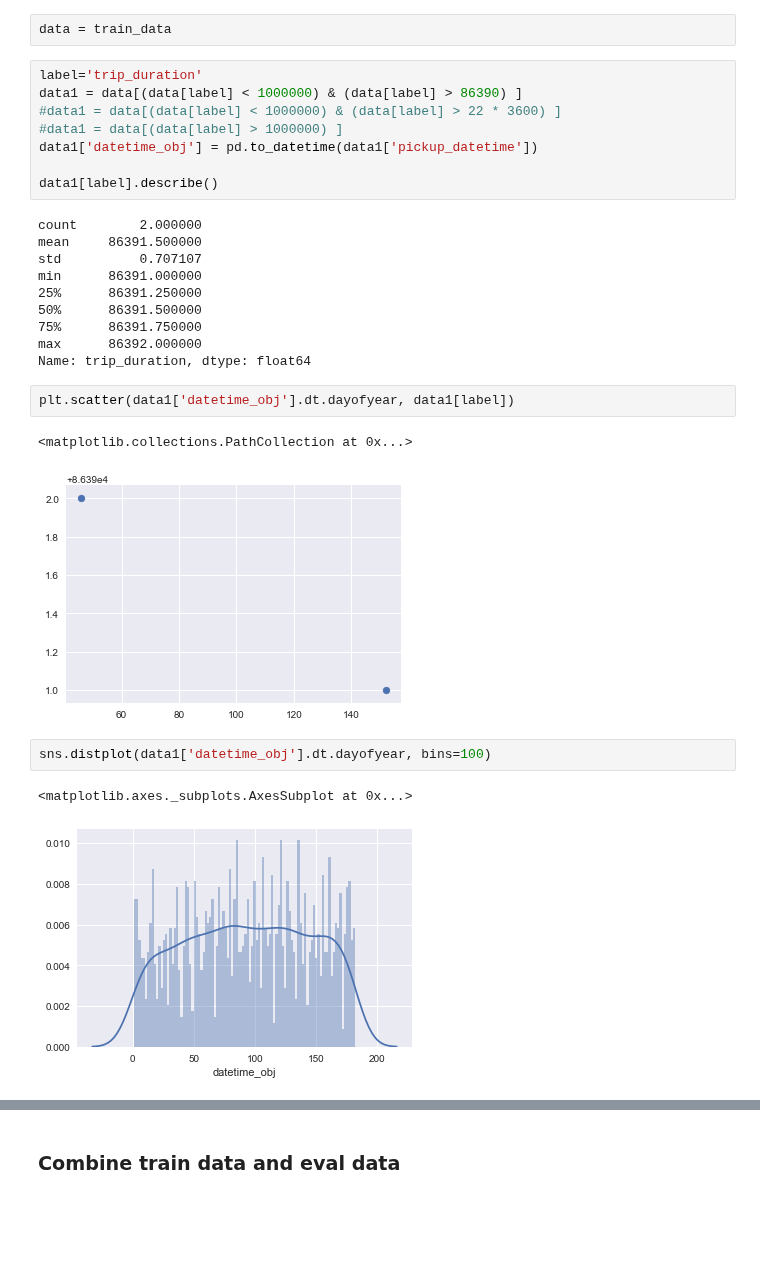
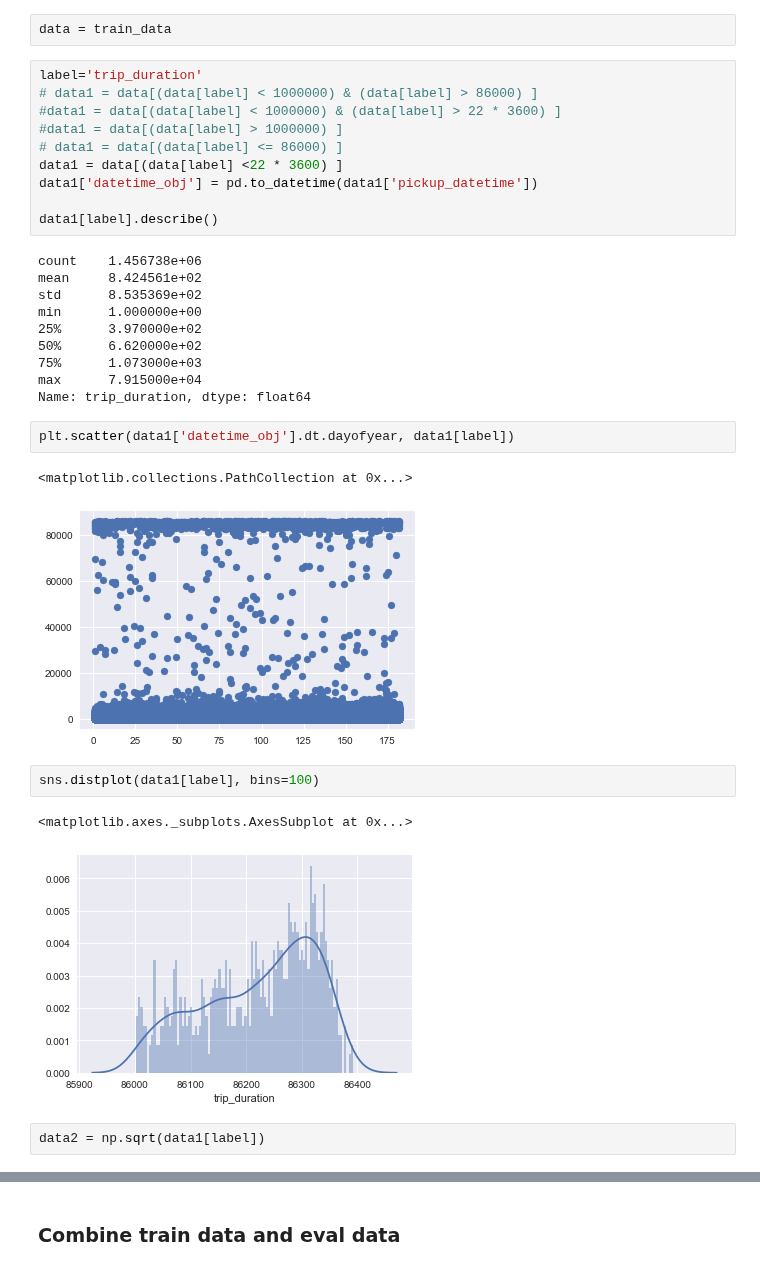
Before and after one commit to latuannetnam/kaggle, a Jupyter notebook: New York City Taxi Trip Duration/nb-taxi-trip-duration-v1.ipynb, the cells around one changed output, grey strips where cells are left out. Drawn from its saved outputs; the diff is of its cells as text; blank space fills up the shorter version.

```diff
--- a/New York City Taxi Trip Duration/nb-taxi-trip-duration-v1.ipynb
+++ b/New York City Taxi Trip Duration/nb-taxi-trip-duration-v1.ipynb
@@ -99,29 +99,33 @@ array(['dropoff_datetime', 'trip_duration'], dtype=object)
 data = train_data
 # %%
 label='trip_duration'
-data1 = data[(data[label] < 1000000) & (data[label] > 86390) ]
+# data1 = data[(data[label] < 1000000) & (data[label] > 86000) ]
 #data1 = data[(data[label] < 1000000) & (data[label] > 22 * 3600) ]
 #data1 = data[(data[label] > 1000000) ]
+# data1 = data[(data[label] <= 86000) ]
+data1 = data[(data[label] <22 * 3600) ]
 data1['datetime_obj'] = pd.to_datetime(data1['pickup_datetime'])
 
 data1[label].describe()
 # %% [output]
-count        2.000000
-mean     86391.500000
-std          0.707107
-min      86391.000000
-25%      86391.250000
-50%      86391.500000
-75%      86391.750000
-max      86392.000000
+count    1.456738e+06
+mean     8.424561e+02
+std      8.535369e+02
+min      1.000000e+00
+25%      3.970000e+02
+50%      6.620000e+02
+75%      1.073000e+03
+max      7.915000e+04
 Name: trip_duration, dtype: float64
 # %%
 plt.scatter(data1['datetime_obj'].dt.dayofyear, data1[label])
 # %% [output]
 <matplotlib.collections.PathCollection at 0x...>
-[figure, old version]
+[figure, new version]
 # %%
-sns.distplot(data1['datetime_obj'].dt.dayofyear, bins=100)
+sns.distplot(data1[label], bins=100)
 # %% [output]
 <matplotlib.axes._subplots.AxesSubplot at 0x...>
-[figure, old version]
+[figure, new version]
+# %%
+data2 = np.sqrt(data1[label])
```
Also changed, not shown: parts of 2 cells of this notebook, 3 other files.
